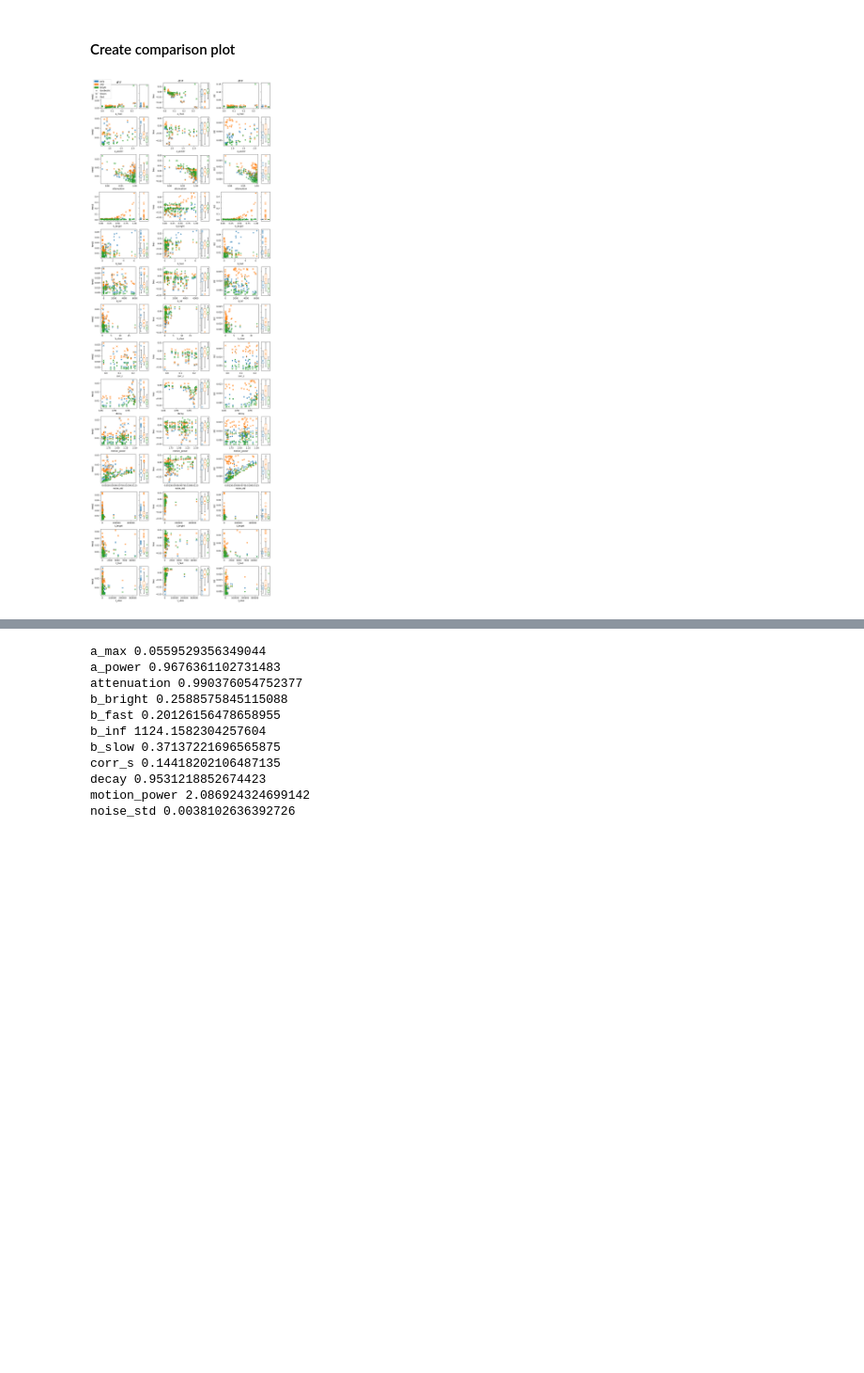
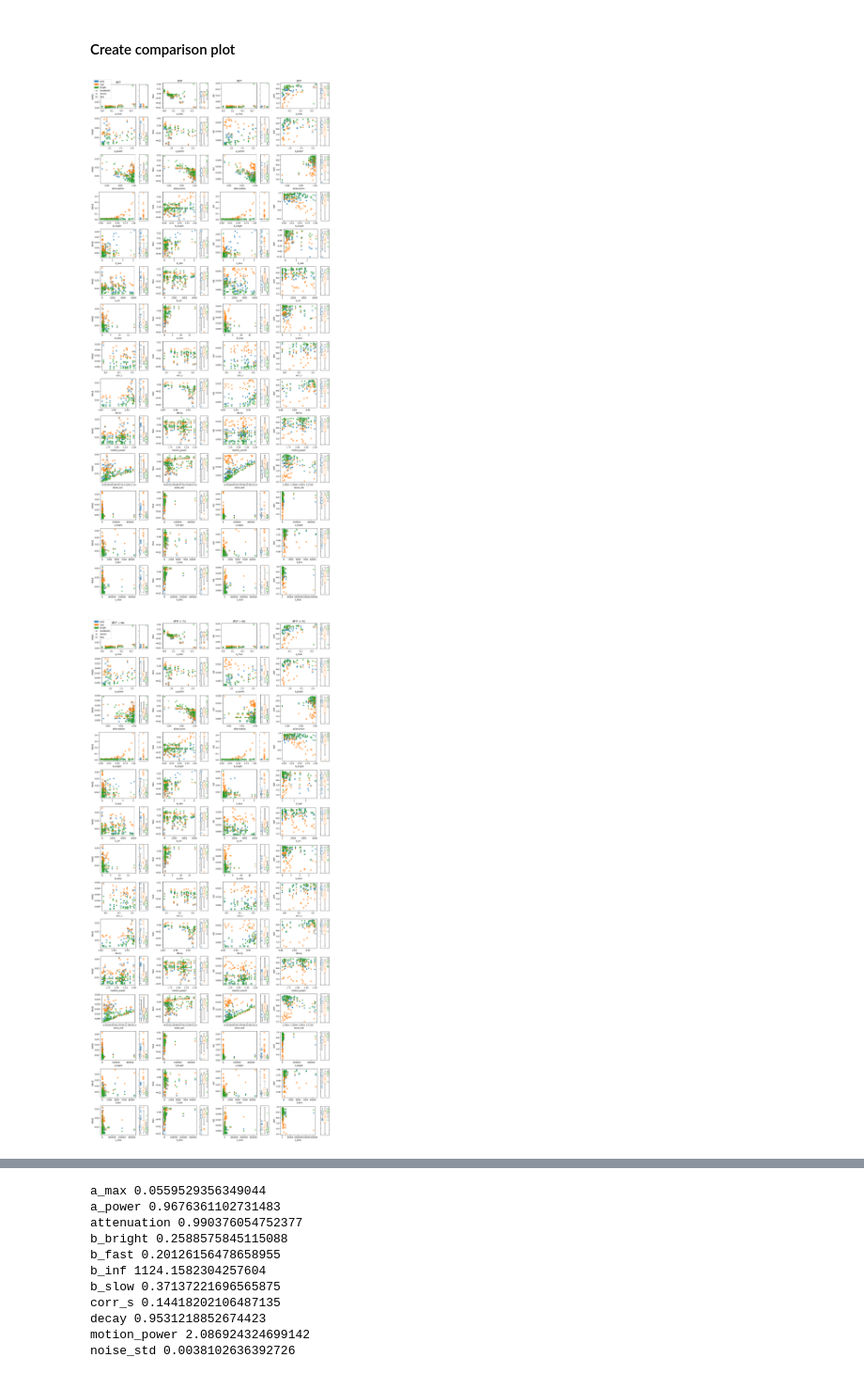
Before and after one commit to AllenNeuralDynamics/aind-fip-dff, a Jupyter notebook: code/comparison.ipynb, the cells around one changed output, grey strips where cells are left out. Shown at 94% size. Saved outputs shown, nothing was run; the diff lists cells and outputs as text; code cells hidden in the pictures; blank space fills up the shorter version.

```diff
--- a/code/comparison.ipynb
+++ b/code/comparison.ipynb
@@ -47,6 +50,15 @@ def bias(x,y):
 
 def std_of_diff(x,y):
     return np.std(x-y, -1)
+
+def corr(x, y):
+    x = np.array(x)
+    y = np.array(y)
+    x = x-x.mean(-1)[...,None]
+    x /= x.std(-1)[...,None]
+    y = y-y.mean(-1)[...,None]
+    y /= y.std(-1)[...,None]
+    return np.mean(x*y, -1)
 # %%
 parents = sorted(glob.glob("/data/photometry/vary*"))
 parents
@@ -113,40 +135,44 @@ Wall time: 40min 47s
 # %%
 # Save to a pickle file
-with open('/scratch/comparison.pkl', 'wb') as f:
+with open('/scratch/comparison_dff+mc.pkl', 'wb') as f:
     pickle.dump(results, f)
 # %% [markdown]
 #### Create comparison plot
 # %%
 rows = len(results)
-fig = plt.figure(layout="constrained", figsize=(12,2.5*rows))
-subfigs = fig.subfigures(rows, 3, wspace=0.05)
-for row in range(rows):
-    params, perf, _ = results[row]
-    vary = parents[row].split('/')[-1][5:]
-    for col in range(3):
-        ax0, ax1 = subfigs[row, col].subplots(1, 2, width_ratios=[4, 1], sharey=True)
-        for k in range(len(perf[0])):
-            ax0.scatter(params[...,0].ravel(), perf[:,k,col,:,0].ravel(), c=f'C{k}', s=50, marker='+')
-            ax0.scatter(params[...,1].ravel(), perf[:,k,col,:,1].ravel(), c=f'C{k}', s=20, marker='o')
-            ax0.scatter(params[...,2].ravel(), perf[:,k,col,:,2].ravel(), c=f'C{k}', s=50, marker='x')
-            ax1.boxplot(perf[:,k,col].ravel(),
-                        positions=[k], widths=.7, showmeans=True, notch=True,
-                        boxprops=dict(color=f'C{k}'), flierprops=dict(markeredgecolor=f'C{k}'),
-                        meanprops=dict(markerfacecolor=f'C{k}', markeredgecolor=f'C{k}', markersize=3))
-            ax1.set_xticks([])
-        if col+row==0:
-            ax0.legend(handles=[Patch(color='C0', label='poly'),
-                                Patch(color='C1', label='exp'),
-                                Patch(color='C2', label='bright'),
-                                Line2D([], [], color='k', markersize=7, marker='+', linestyle='None', label='Isosbestic'),
-                                Line2D([], [], color='k', markersize=4, marker='o', linestyle='None', label='Green'),
-                                Line2D([], [], color='k', markersize=7, marker='x', linestyle='None', label='Red')],
-                      loc=(-.2,.4))
-        ax0.set_xlabel(vary)
-        ax0.set_ylabel(['RMSE', 'bias', 'std'][col])
-        if row==0:
-            ax0.set_title('dF/F')
-plt.savefig("/scratch/comparison.pdf")
+for pre in ("dff", "dff+mc"):
+    fig = plt.figure(layout="constrained", figsize=(16,2.5*rows))
+    subfigs = fig.subfigures(rows, 4, wspace=0.05)
+    for row in range(rows):
+        params = results[row][0]
+        perf = results[row][1 if pre=="dff" else 3]
+        vary = parents[row].split('/')[-1][5:]
+        for col in range(4):
+            ax0, ax1 = subfigs[row, col].subplots(1, 2, width_ratios=[4, 1], sharey=True)
+            for k in range(len(perf[0])):
+                ax0.scatter(params[...,0].ravel(), perf[:,k,col,:,0].ravel(), c=f'C{k}', s=50, marker='+')
+                ax0.scatter(params[...,1].ravel(), perf[:,k,col,:,1].ravel(), c=f'C{k}', s=20, marker='o')
+                ax0.scatter(params[...,2].ravel(), perf[:,k,col,:,2].ravel(), c=f'C{k}', s=50, marker='x')
+                tmp = perf[:,k,col].ravel()
+                ax1.boxplot(tmp[~np.isnan(tmp)],
+                            positions=[k], widths=.7, showmeans=True, notch=True,
+                            boxprops=dict(color=f'C{k}'), flierprops=dict(markeredgecolor=f'C{k}'),
+                            meanprops=dict(markerfacecolor=f'C{k}', markeredgecolor=f'C{k}', markersize=3))
+                ax1.set_xticks([])
+            if col+row==0:
+                ax0.legend(handles=[Patch(color='C0', label='poly'),
+                                    Patch(color='C1', label='exp'),
+                                    Patch(color='C2', label='bright'),
+                                    Line2D([], [], color='k', markersize=7, marker='+', linestyle='None', label='Isosbestic'),
+                                    Line2D([], [], color='k', markersize=4, marker='o', linestyle='None', label='Green'),
+                                    Line2D([], [], color='k', markersize=7, marker='x', linestyle='None', label='Red')],
+                          loc=(-.2,.4))
+            ax0.set_xlabel(vary)
+            ax0.set_ylabel(['RMSE', 'bias', 'std', 'corr'][col])
+            if row==0:
+                ax0.set_title('dF/F' if pre=="dff" else 'dF/F + mc')
+    plt.savefig(f"/scratch/comparison_{pre}.pdf")
 # %% [output]
-[figure, old version]
+[figure, new version]
+[figure, added]
 # %%
```
Also changed, not shown: parts of 12 cells of this notebook, 1 other file.
